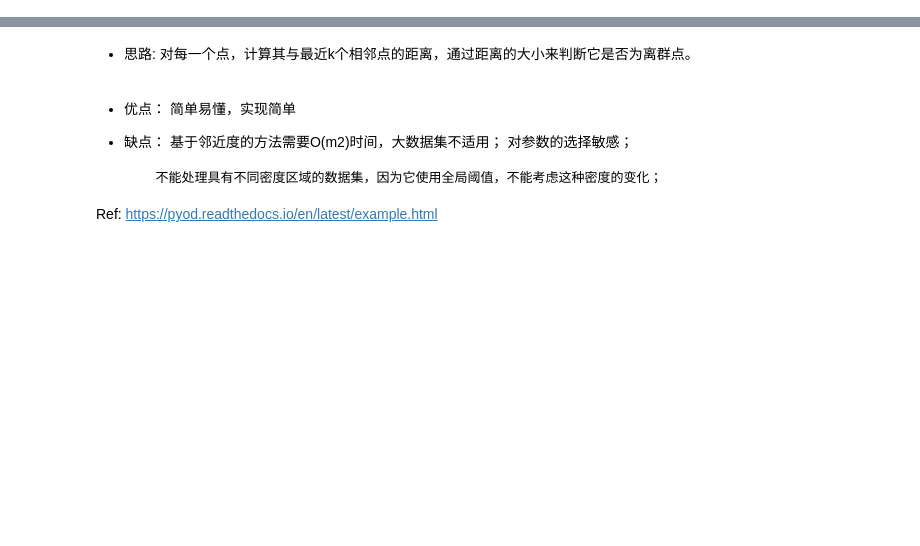
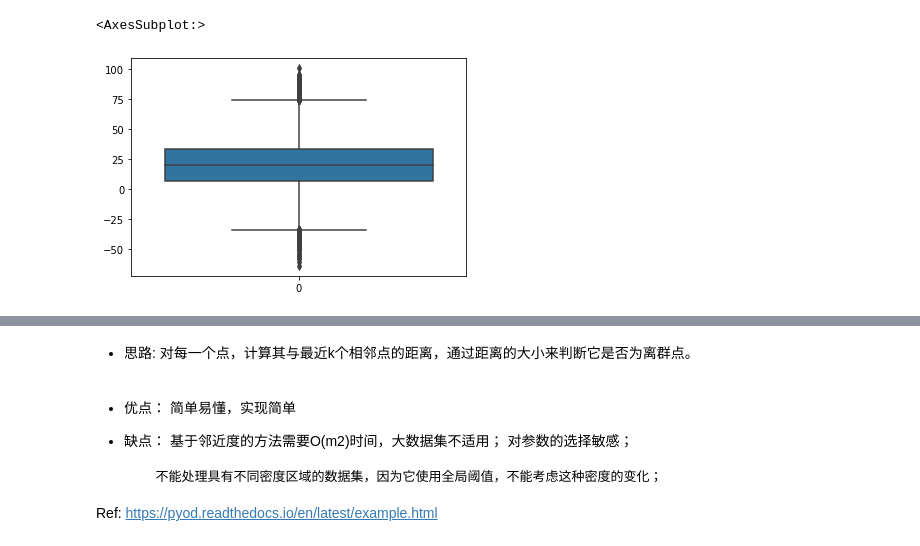
Before and after one commit to zzzaaannn/team-learning-data-mining, a Jupyter notebook: AnomalyDetection/HW-AnomalyDetection.ipynb, the cells around one changed output, grey strips where cells are left out. Cells and saved outputs as stored; diff of their text form; code cells hidden in the pictures; blank space fills up the shorter version.

```diff
--- a/AnomalyDetection/HW-AnomalyDetection.ipynb
+++ b/AnomalyDetection/HW-AnomalyDetection.ipynb
@@ -0,0 +70,5 @@
+# %%
+sns.boxplot(data=data)
+# %% [output]
+<AxesSubplot:>
+[figure, added]
```
Also changed, not shown: parts of 27 cells of this notebook.
